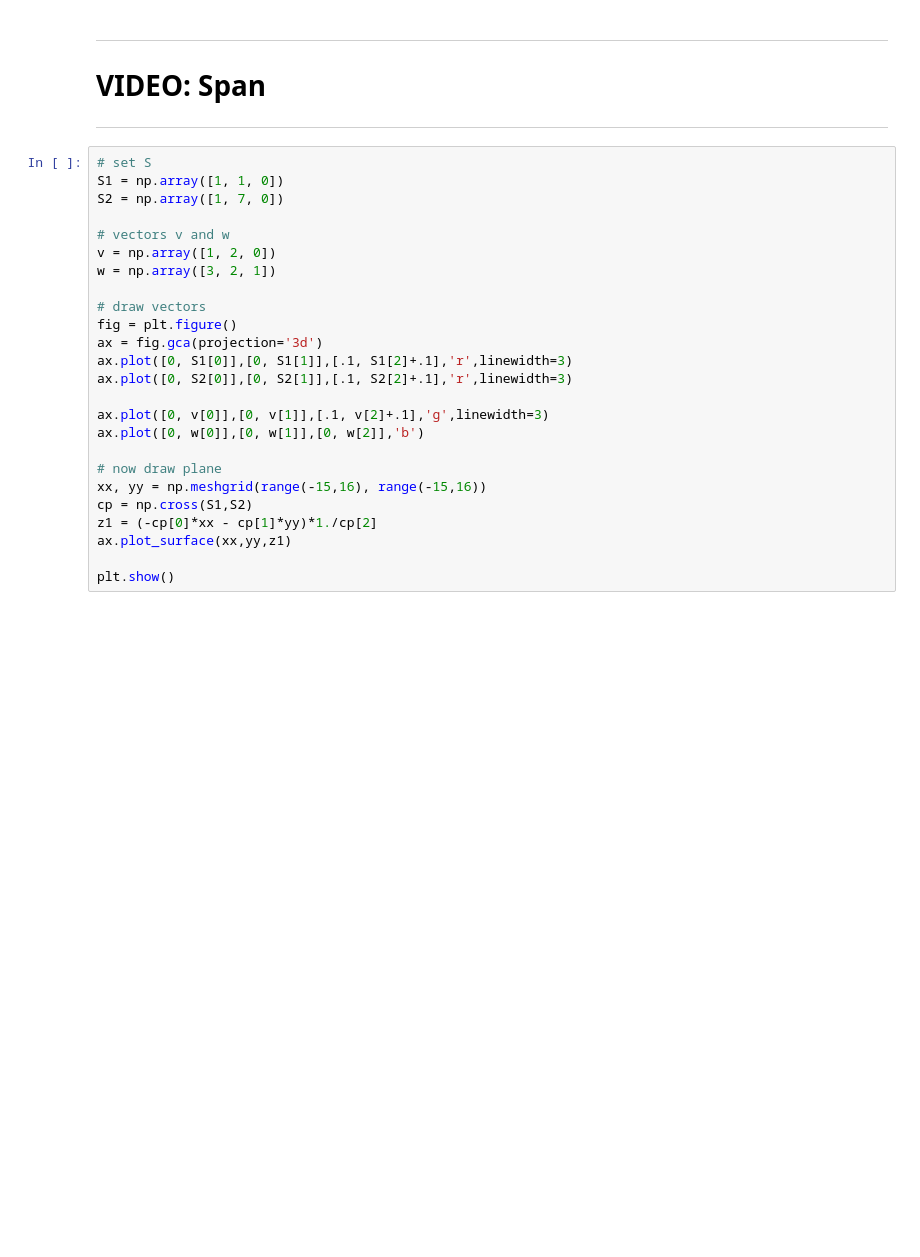
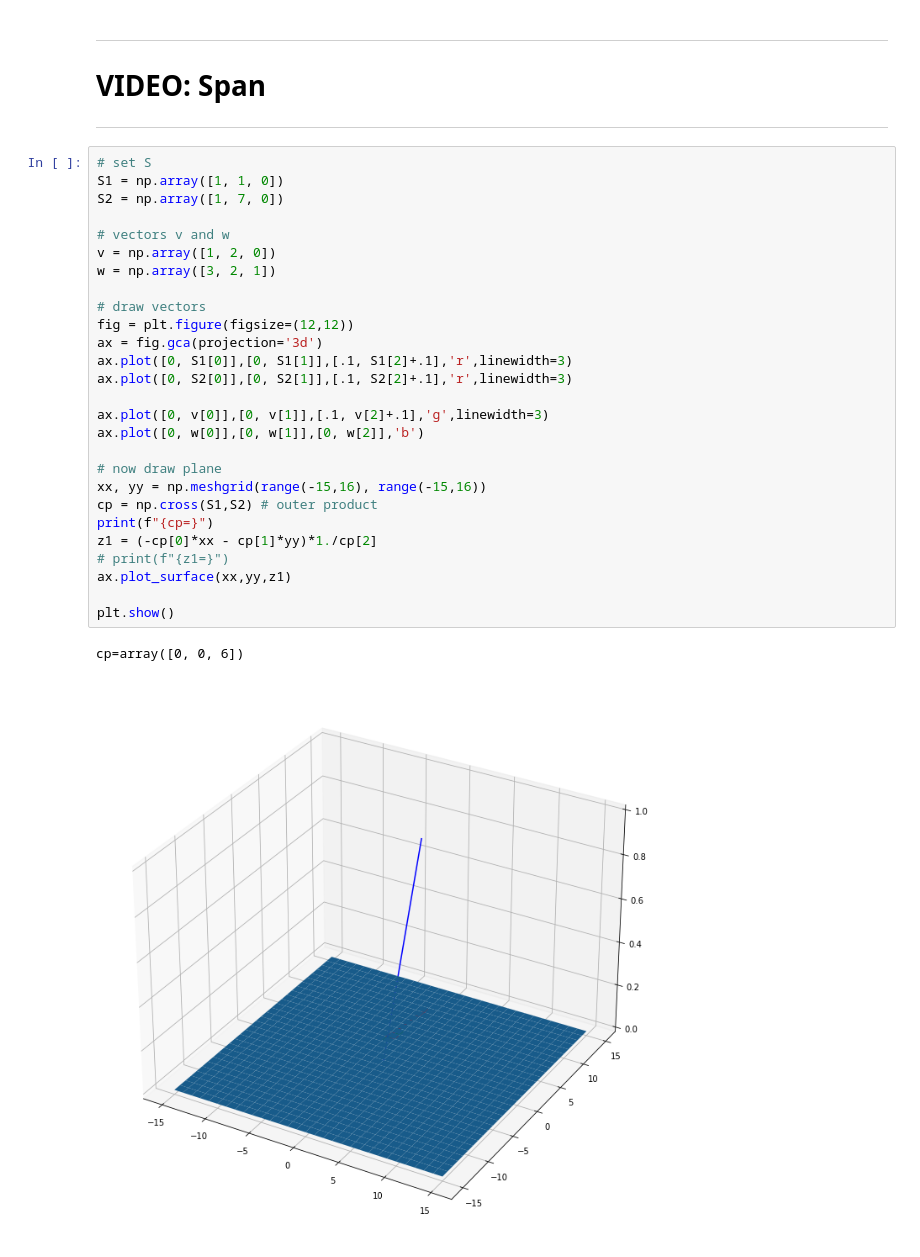
Before and after one commit to kaish-yo/LinearAlgebra_courseMaterials, a Jupyter notebook: vectors/LA_vectors_allCode.ipynb, the cells around one changed output. Saved outputs shown, nothing was run; the diff lists cells and outputs as text; blank space fills up the shorter version.

```diff
--- a/vectors/LA_vectors_allCode.ipynb
+++ b/vectors/LA_vectors_allCode.ipynb
@@ -464,25 +581,30 @@ plt.show()
 # %%
 # set S
 S1 = np.array([1, 1, 0])
 S2 = np.array([1, 7, 0])
 
 # vectors v and w
 v = np.array([1, 2, 0])
 w = np.array([3, 2, 1])
 
 # draw vectors
-fig = plt.figure()
+fig = plt.figure(figsize=(12,12))
 ax = fig.gca(projection='3d')
 ax.plot([0, S1[0]],[0, S1[1]],[.1, S1[2]+.1],'r',linewidth=3)
 ax.plot([0, S2[0]],[0, S2[1]],[.1, S2[2]+.1],'r',linewidth=3)
 
 ax.plot([0, v[0]],[0, v[1]],[.1, v[2]+.1],'g',linewidth=3)
 ax.plot([0, w[0]],[0, w[1]],[0, w[2]],'b')
 
 # now draw plane
 xx, yy = np.meshgrid(range(-15,16), range(-15,16))
-cp = np.cross(S1,S2)
+cp = np.cross(S1,S2) # outer product
+print(f"{cp=}")
 z1 = (-cp[0]*xx - cp[1]*yy)*1./cp[2]
+# print(f"{z1=}")
 ax.plot_surface(xx,yy,z1)
 
 plt.show()
+# %% [output]
+cp=array([0, 0, 6])
+[figure, added]
```
Also changed, not shown: parts of 13 cells of this notebook.
